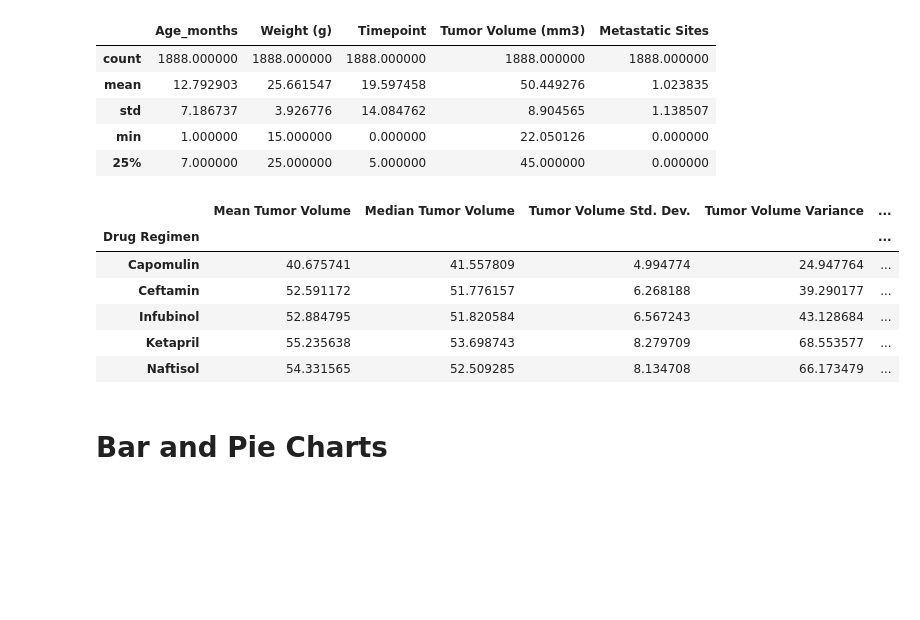
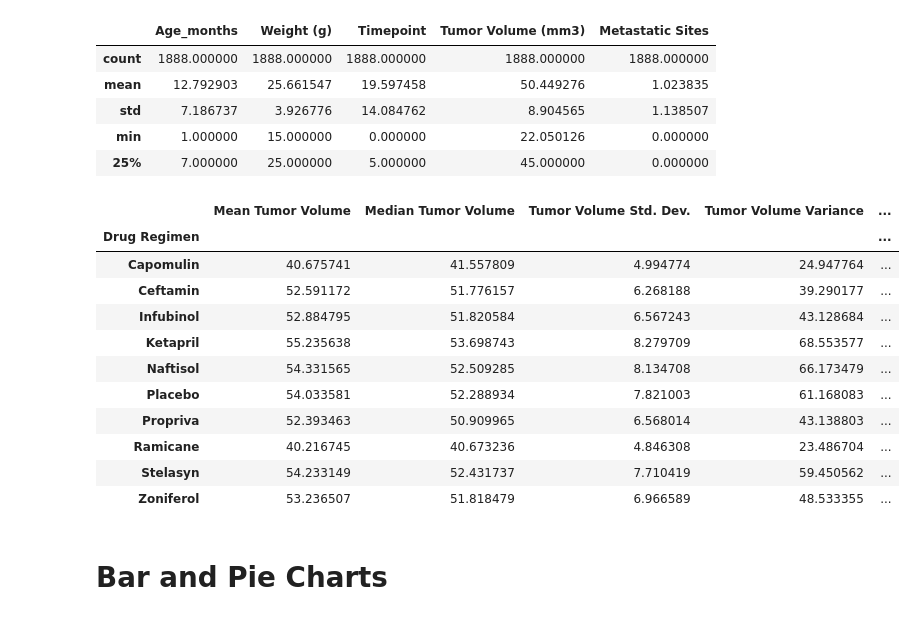
Before and after one commit to datakreese/visualization-challenge, a Jupyter notebook: pymaceuticals.ipynb, the cells around one changed output. Cells and saved outputs as stored; diff of their text form; code cells hidden in the pictures; blank space fills up the shorter version.

```diff
--- a/pymaceuticals.ipynb
+++ b/pymaceuticals.ipynb
@@ -88,25 +96,30 @@ mc_df.head()
 # %%
 # Group by 'Drug Regimen' and calculate statistics of 'Tumor Volume (mm3)'
 tumor_df = cleaned_df.groupby('Drug Regimen')['Tumor Volume (mm3)'].agg(['mean', 'median', 'std', 'var', 'sem'])
 
 #rename columns, AI suggested using inplace=True for efficiency.
 tumor_df.rename(columns={'mean': 'Mean Tumor Volume',
                    'median': 'Median Tumor Volume',
                    'var': 'Tumor Volume Variance',
                    'std': 'Tumor Volume Std. Dev.',
                    'sem': 'Tumor Volume Std. Err.'
                    }, inplace=True)
 
 # Display the new dataframe
-tumor_df.head()
+tumor_df.head(10)
 # %% [output]
 |  | Mean Tumor Volume | Median Tumor Volume | Tumor Volume Std. Dev. | Tumor Volume Variance | ... |
 | Drug Regimen |  |  |  |  | ... |
 | Capomulin | 40.675741 | 41.557809 | 4.994774 | 24.947764 | ... |
 | Ceftamin | 52.591172 | 51.776157 | 6.268188 | 39.290177 | ... |
 | Infubinol | 52.884795 | 51.820584 | 6.567243 | 43.128684 | ... |
 | Ketapril | 55.235638 | 53.698743 | 8.279709 | 68.553577 | ... |
 | Naftisol | 54.331565 | 52.509285 | 8.134708 | 66.173479 | ... |
+| Placebo | 54.033581 | 52.288934 | 7.821003 | 61.168083 | ... |
+| Propriva | 52.393463 | 50.909965 | 6.568014 | 43.138803 | ... |
+| Ramicane | 40.216745 | 40.673236 | 4.846308 | 23.486704 | ... |
+| Stelasyn | 54.233149 | 52.431737 | 7.710419 | 59.450562 | ... |
+| Zoniferol | 53.236507 | 51.818479 | 6.966589 | 48.533355 | ... |
 # %% [markdown]
 # Bar and Pie Charts
 # %%
```
Also changed, not shown: parts of 3 cells of this notebook, 1 other file.
